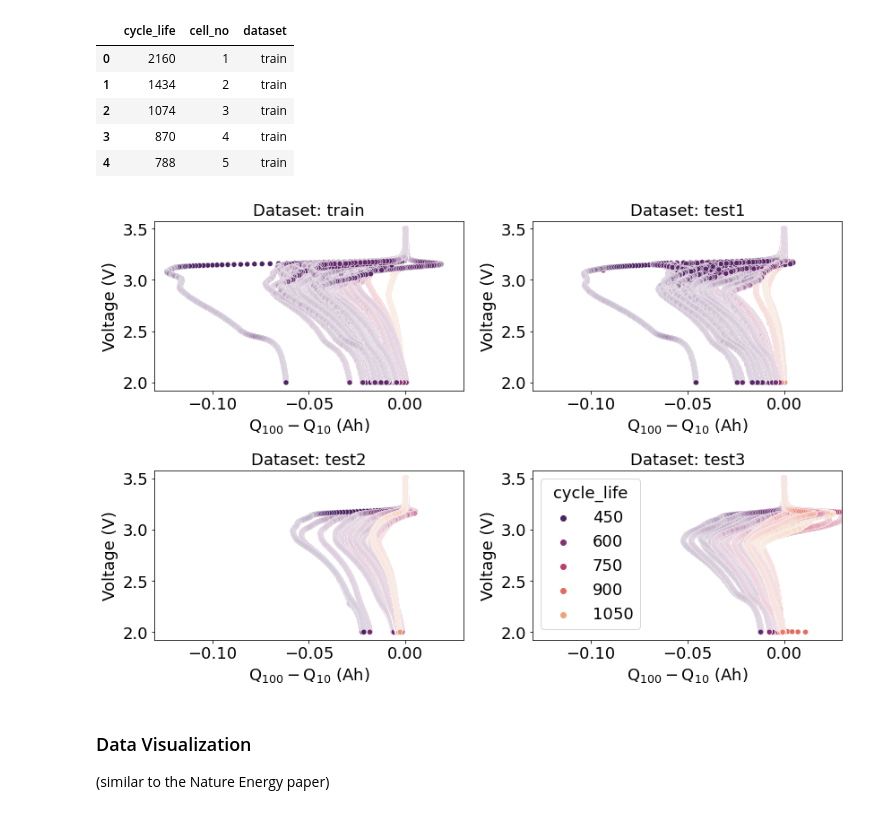
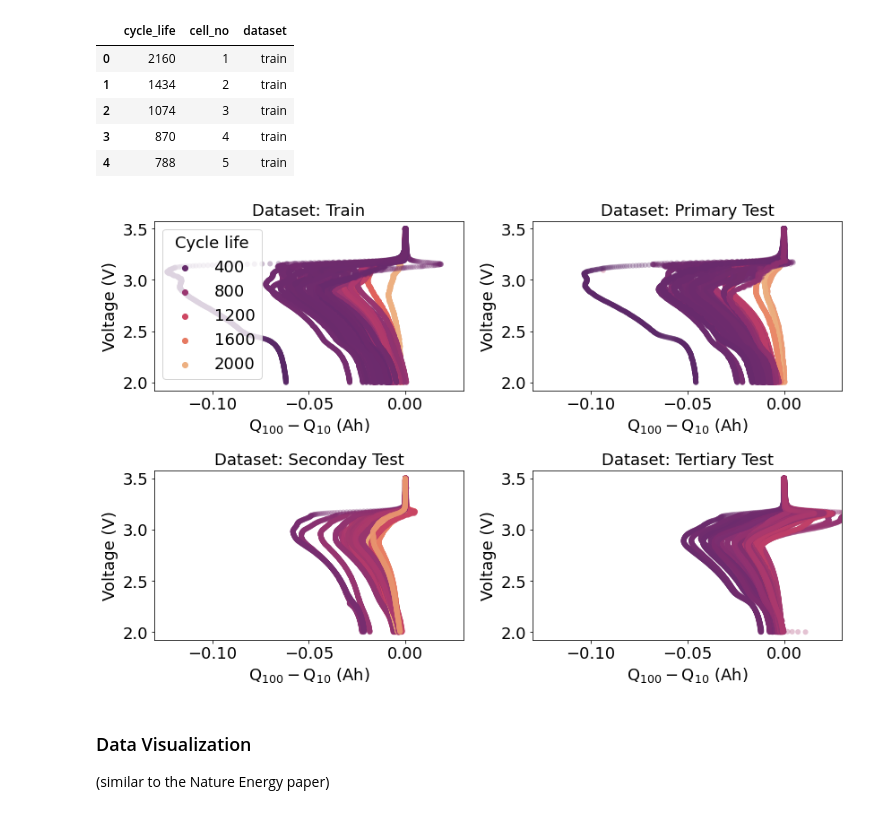
Before and after one commit to VNemani14/UQ_ML_Tutorial, a Jupyter notebook: Case_study_2/UQ_models_train_evaluate_Final-Resnet.ipynb, the cells around one changed output. Drawn from its saved outputs; the diff is of its cells as text; code cells hidden in the pictures.

```diff
--- a/Case_study_2/UQ_models_train_evaluate_Final-Resnet.ipynb
+++ b/Case_study_2/UQ_models_train_evaluate_Final-Resnet.ipynb
@@ -67,23 +67,35 @@ for myset in range(len(dataset)):
 # %% [markdown]
 ### Plot the capacity curves
 # %%
+title_dict = {
+  "train": "Train",
+  "test1": "Primary Test",
+  "test2": "Seconday Test",
+  "test3": "Tertiary Test",
+}
+
 fig, ax = plt.subplots(2,2,figsize=(12, 8))
 for myset, myax in zip(range(len(dataset)),ax.flatten()):
-    if dataset[myset] == 'test3':
-        legend_bool = False
+    if dataset[myset] == 'train':
+        legend_bool = True
     else:
         legend_bool = False
     sns.scatterplot(
         data=all_Q_curves.loc[all_Q_curves['dataset']==dataset[myset]], legend = legend_bool, ax = myax,
-        x="cycle_no", y="norm_Q", hue="max_cycles", palette="flare_r"
+        x="cycle_no", y="norm_Q", hue="max_cycles", palette="flare_r",
+        edgecolor="none", alpha = 0.3, hue_norm=(200,2000), rasterized = True
     )
+    if legend_bool:
+        myax.legend(title='Cycle life')
     myax.axhline(0.88, linestyle='dashed', color = 'blue', label = 'cutoff')
-    myax.set_title("Dataset: "+ dataset[myset], fontsize = 18)
+    myax.set_title("Dataset: "+ title_dict[dataset[myset]], fontsize = 18)
     myax.set_xlabel("Cycle Number")
     myax.set_ylabel("Normalized Capacity")
     myax.set_xlim([0,2000])
     myax.set_ylim([0.78,1.02])
 
+
 plt.tight_layout()
+fig.savefig("figs/capacity_curves.pdf")
 fig.savefig("figs/capacity_curves.jpg")
 # %% [output]
@@ -161,25 +173,27 @@ all_VQ_curves_merge_agg= all_VQ_curves_merge.groupby(by=['cell_no', 'dataset']).
 # %%
 fig, ax = plt.subplots(2,2,figsize=(12, 8))
 for myset, myax in zip(range(len(dataset)),ax.flatten()):
-    if dataset[myset] == 'test3':
+    if dataset[myset] == 'train':
         legend_bool = True
     else:
         legend_bool = False
     sns.scatterplot(
         data=all_VQ_curves_merge.loc[all_VQ_curves_merge['dataset']==dataset[myset]], ax = myax, legend = legend_bool,
-        x="diff_cycle100_cycle10", y="voltage", hue="cycle_life", palette="flare_r"
+        x="diff_cycle100_cycle10", y="voltage", hue="cycle_life", palette="flare_r",
+        edgecolor="none", alpha = 0.3, hue_norm=(200,2000), rasterized = True
     )
-
-    myax.set_title("Dataset: "+ dataset[myset], fontsize = 18)
+    if legend_bool:
+        myax.legend(title='Cycle life')
+    myax.set_title("Dataset: "+ title_dict[dataset[myset]], fontsize = 18)
     myax.set_xlabel("$ \mathrm{Q}_{100}-\mathrm{Q}_{10}$ (Ah)")
     myax.set_ylabel("Voltage (V)")
     myax.set_xlim([-0.13, 0.03])
 
-
 plt.tight_layout()
+fig.savefig("figs/VQ_curves.pdf")
 fig.savefig("figs/VQ_curves.jpg")
 # %% [output]
-[figure, old version]
+[figure, new version]
 # %% [markdown]
 ### Data Visualization
 (similar to the Nature Energy paper)
```
Also changed, not shown: parts of 17 cells of this notebook.
